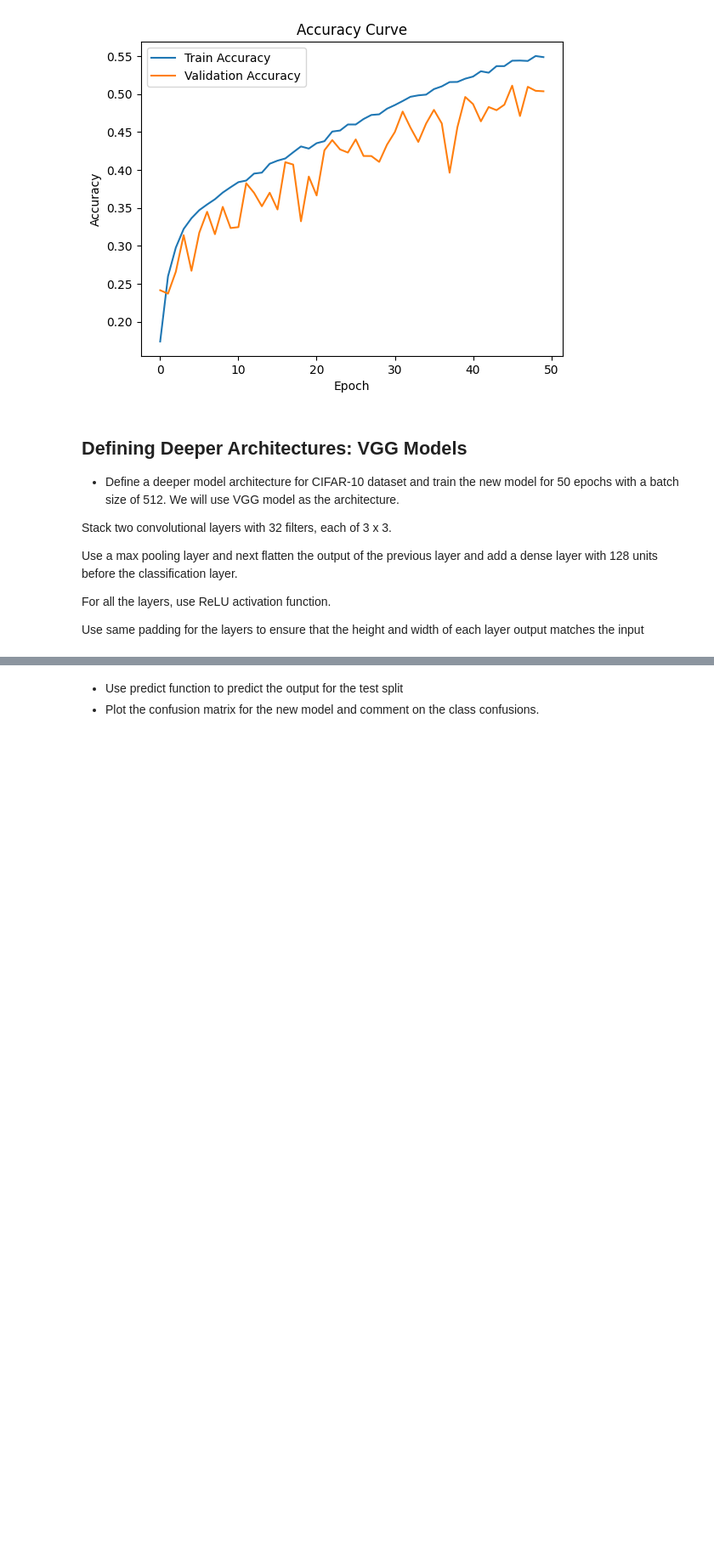
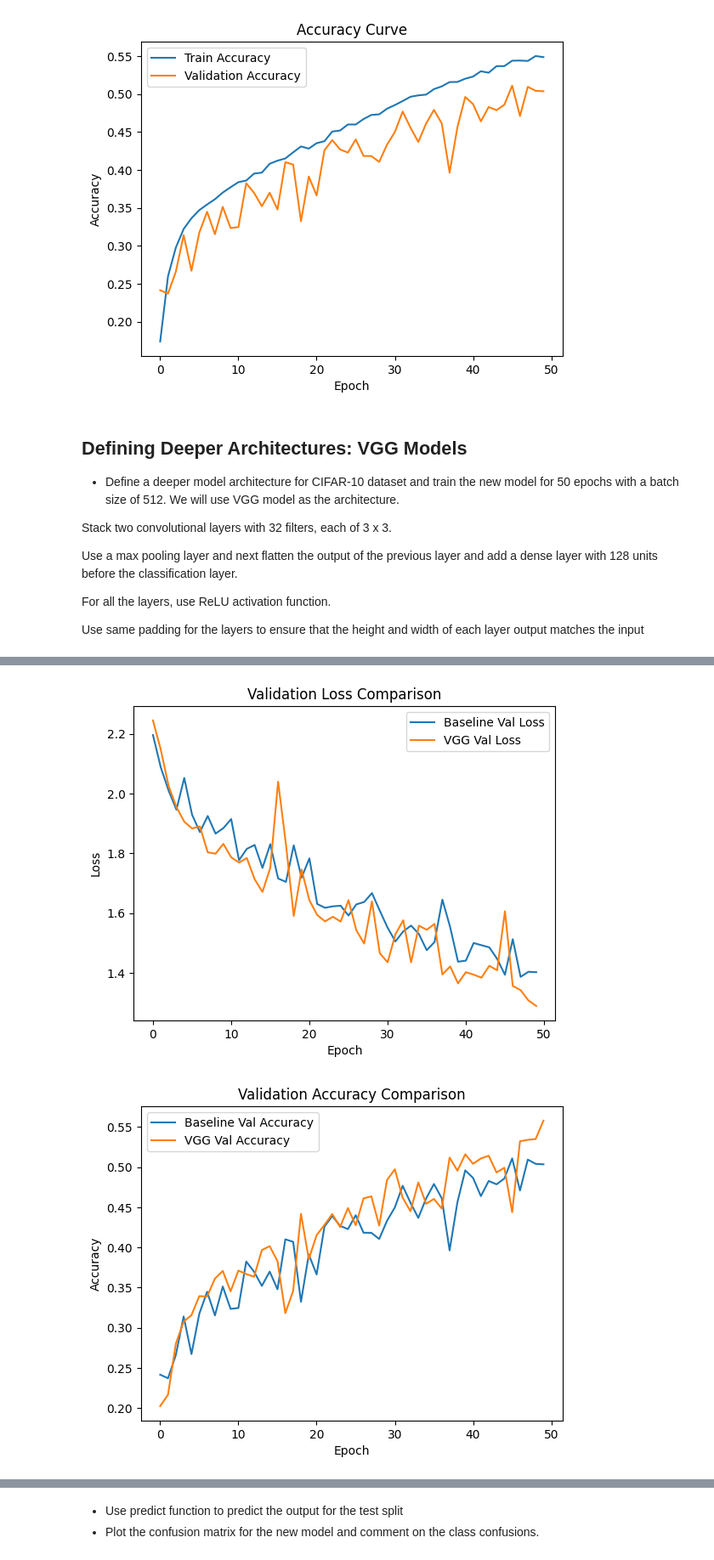
Before and after one commit to DimiGretsistas/lab-image-classification-using-convolutional-neural-networks, a Jupyter notebook: main.ipynb, the cells around one changed output, grey strips where cells are left out. Shown at 85% size. Cells and saved outputs as stored; diff of their text form; code cells hidden in the pictures; blank space fills up the shorter version.

```diff
--- a/main.ipynb
+++ b/main.ipynb
@@ -219,0 +279,23 @@ clear_session()
+# %%
+#Comparison of both models
+
+# Loss comparison
+plt.plot(history1.history["val_loss"], label="Baseline Val Loss")
+plt.plot(history2.history["val_loss"], label="VGG Val Loss")
+plt.title("Validation Loss Comparison")
+plt.xlabel("Epoch")
+plt.ylabel("Loss")
+plt.legend()
+plt.show()
+
+# Accuracy comparison
+plt.plot(history1.history["val_accuracy"], label="Baseline Val Accuracy")
+plt.plot(history2.history["val_accuracy"], label="VGG Val Accuracy")
+plt.title("Validation Accuracy Comparison")
+plt.xlabel("Epoch")
+plt.ylabel("Accuracy")
+plt.legend()
+plt.show()
+# %% [output]
+[figure, added]
+[figure, added]
```
Also changed, not shown: parts of 9 cells of this notebook.
